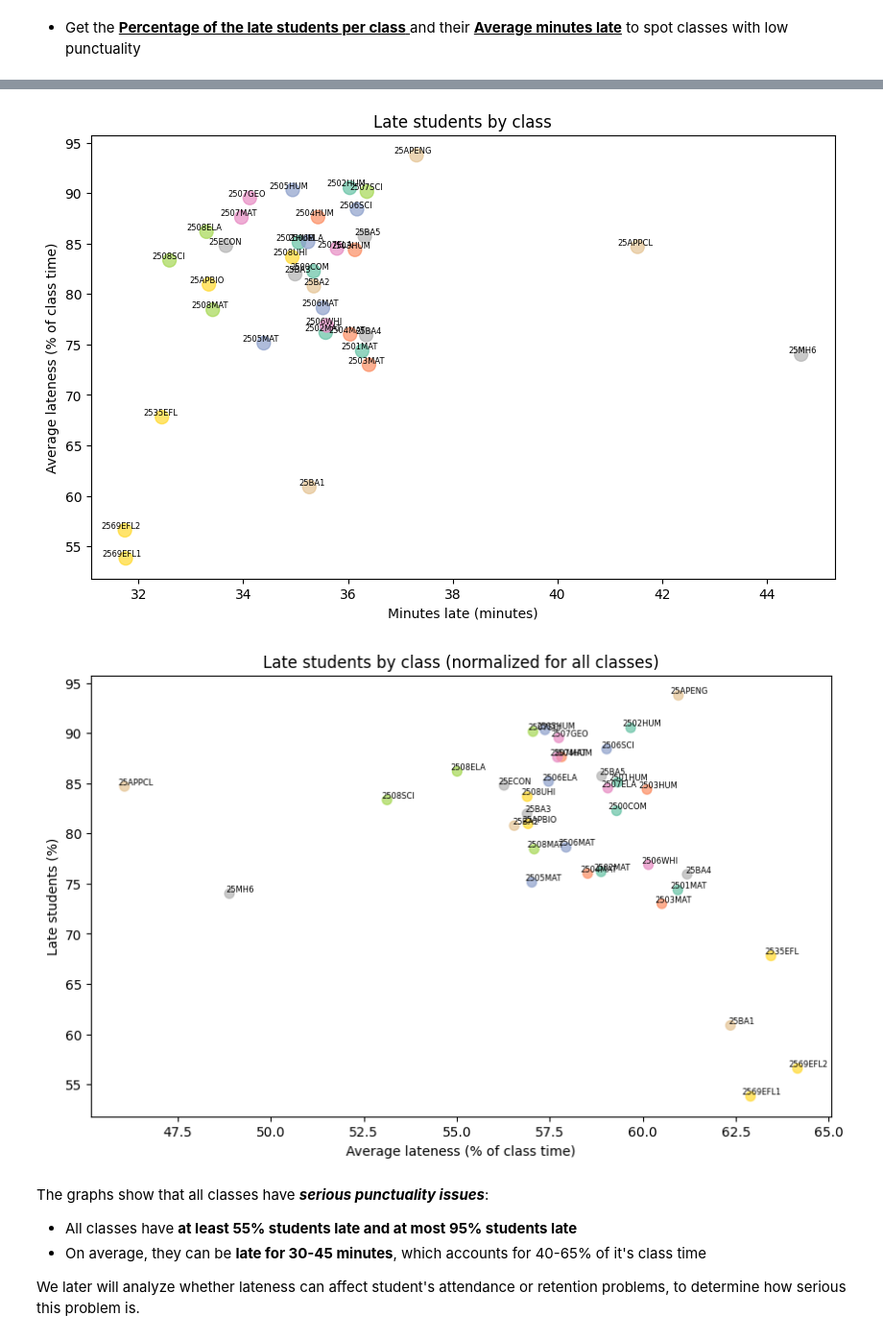
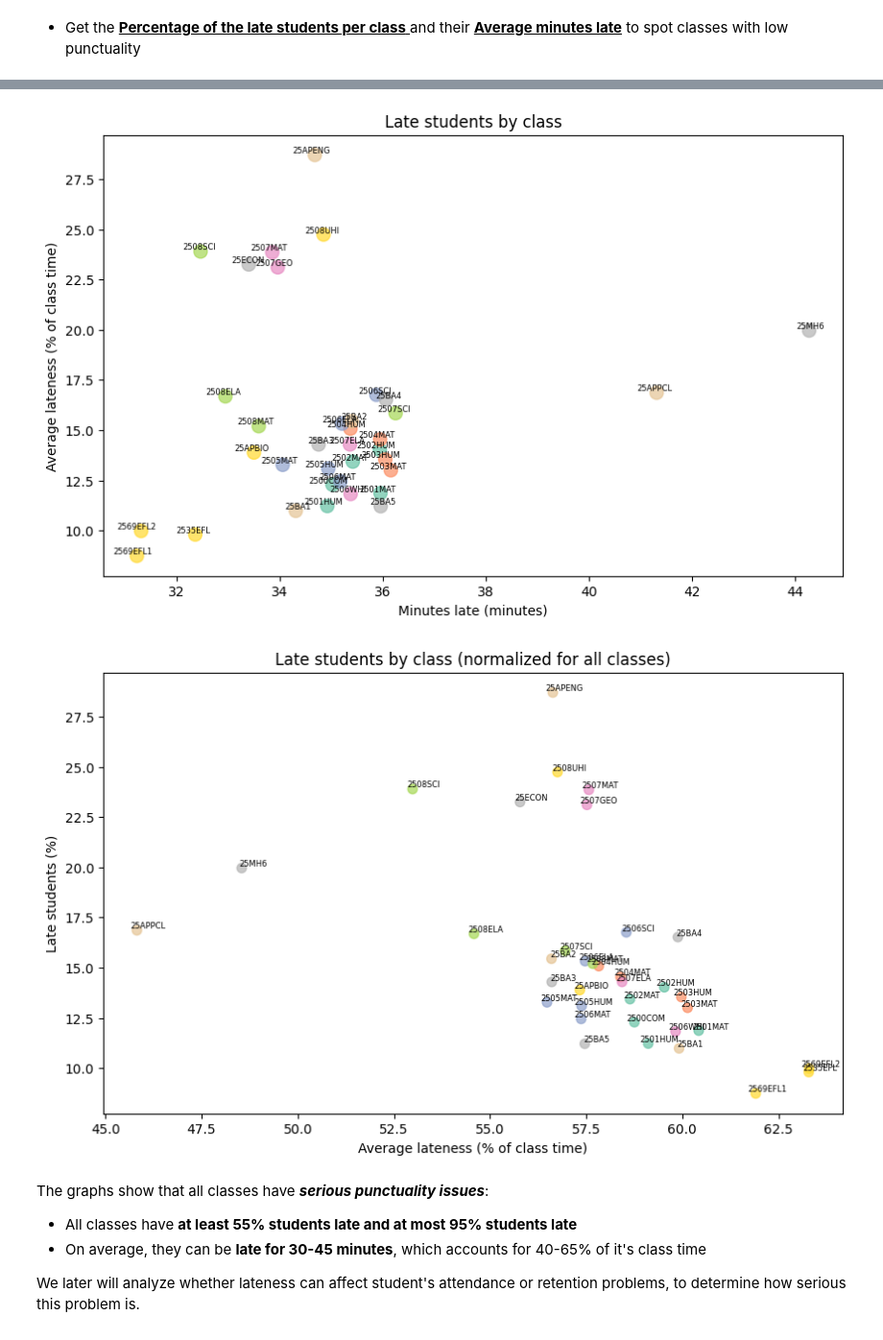
Before and after one commit to tthvan/Customer-Retention-Analysis, a Jupyter notebook: cleanin.ipynb, the cells around one changed output, grey strips where cells are left out. Shown at 96% size. Drawn from its saved outputs; the diff is of its cells as text; code cells hidden in the pictures.

```diff
--- a/cleanin.ipynb
+++ b/cleanin.ipynb
@@ -535,0 +493,25 @@ late_stats
+# %%
+# Mark students that are late more than 20 minutes
+df['is_late'] = df['minutes_late'] > 20
+
+# Count unique students per class
+total_counts = df.groupby(['Topic','date'])['Name (original name)'].nunique().reset_index(name='total_students')
+
+# Duration of each class
+duration_by_class = df.groupby(['Topic','date']).agg(
+    avg_class_duration=('Duration (minutes)', 'mean')
+).reset_index()
+
+# Count late students + avg lateness
+late_counts = df[df['is_late']].groupby(['Topic','date']).agg(
+    num_late=('Name (original name)', 'nunique'),
+    avg_min_late=('minutes_late', 'mean')
+).reset_index()
+
+# Merge and compute percentage
+late_stats = late_counts.merge(total_counts, on=['Topic','date'])
+late_stats = late_stats.merge(duration_by_class, on=['Topic','date'])
+late_stats['pct_late'] = (late_stats['num_late'] / late_stats['total_students']) * 100
+late_stats['pct_class_duration'] = (late_stats['avg_min_late'] / late_stats['avg_class_duration']) * 100
+
+late_stats.head()
@@ -535,0 +525,9 @@ late_stats
+# %%
+late_stats_by_class = late_stats.groupby('Topic').agg(
+    num_late = ('num_late', 'mean'),
+    avg_min_late = ('avg_min_late', 'mean'),
+    pct_late = ('pct_late', 'mean'),
+    pct_class_duration = ('pct_class_duration', 'mean')
+).reset_index()
+
+late_stats_by_class
@@ -536,33 +552,33 @@ late_stats
 # %%
 plt.figure(figsize=(10,6))
 scatter = plt.scatter(
-    late_stats['avg_min_late'],
-    late_stats['pct_late'],
-    c=range(len(late_stats)),
+    late_stats_by_class['avg_min_late'],
+    late_stats_by_class['pct_late'],
+    c=range(len(late_stats_by_class)),
     cmap='Set2',
     s=100,
     alpha=0.7
 )
-for i, row in late_stats.iterrows():
+for i, row in late_stats_by_class.iterrows():
     plt.text(row['avg_min_late']+0.3, row['pct_late'], row['Topic'], fontsize=6, ha='right', va='bottom')
 
 plt.xlabel('Minutes late (minutes)')
 plt.ylabel('Average lateness (% of class time)')
 plt.title('Late students by class')
 plt.show()
 # %% [output]
-[figure, old version]
+[figure, new version]
 # %%
 plt.figure(figsize=(10,6))
 scatter = plt.scatter(
-    late_stats['pct_class_duration'],
-    late_stats['pct_late'],
-    c=range(len(late_stats)),
+    late_stats_by_class['pct_class_duration'],
+    late_stats_by_class['pct_late'],
+    c=range(len(late_stats_by_class)),
     cmap='Set2',
     s=50,
     alpha=0.7
 )
-for i, row in late_stats.iterrows():
+for i, row in late_stats_by_class.iterrows():
     plt.text(row['pct_class_duration']+0.3, row['pct_late'], row['Topic'], fontsize=6, ha='center', va='bottom')
 
 plt.xlabel('Average lateness (% of class time)')
@@ -570,7 +586,7 @@ plt.ylabel('Late students (%)')
 plt.title('Late students by class (normalized for all classes)')
 plt.show()
 # %% [output]
-[figure, old version]
+[figure, new version]
 # %% [markdown]
 The graphs show that all classes have ***serious punctuality issues***:
 + All classes have **at least 55% students late and at most 95% students late**
```
Also changed, not shown: parts of 3 cells of this notebook.
